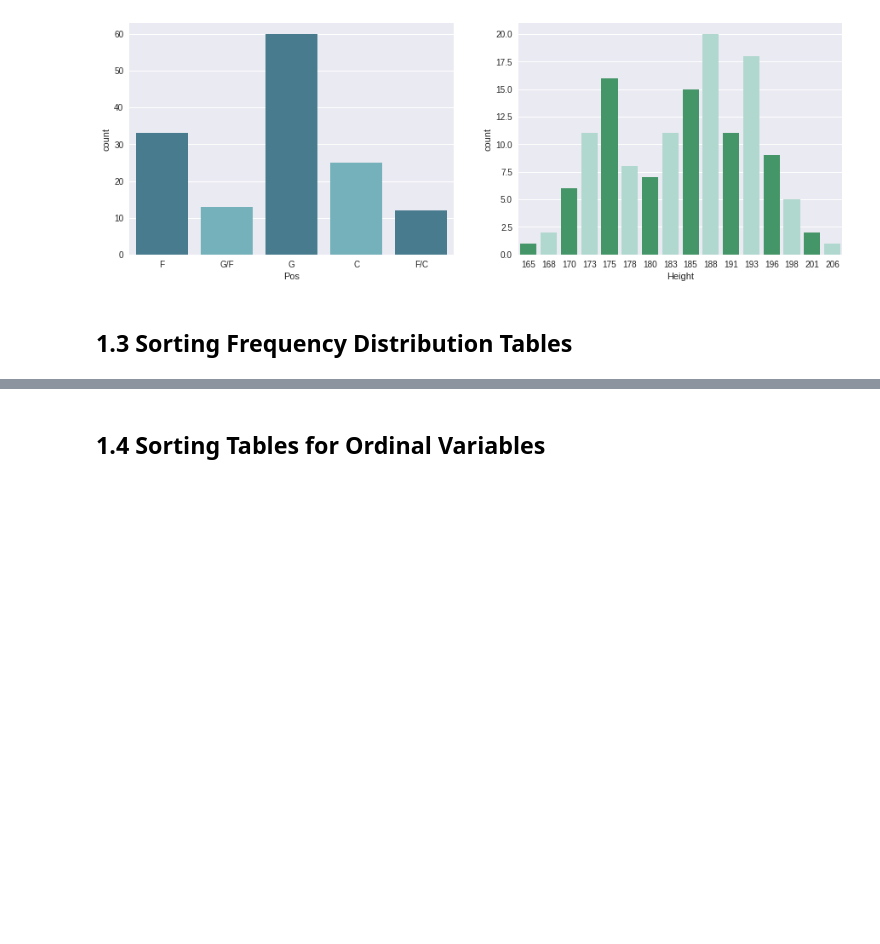
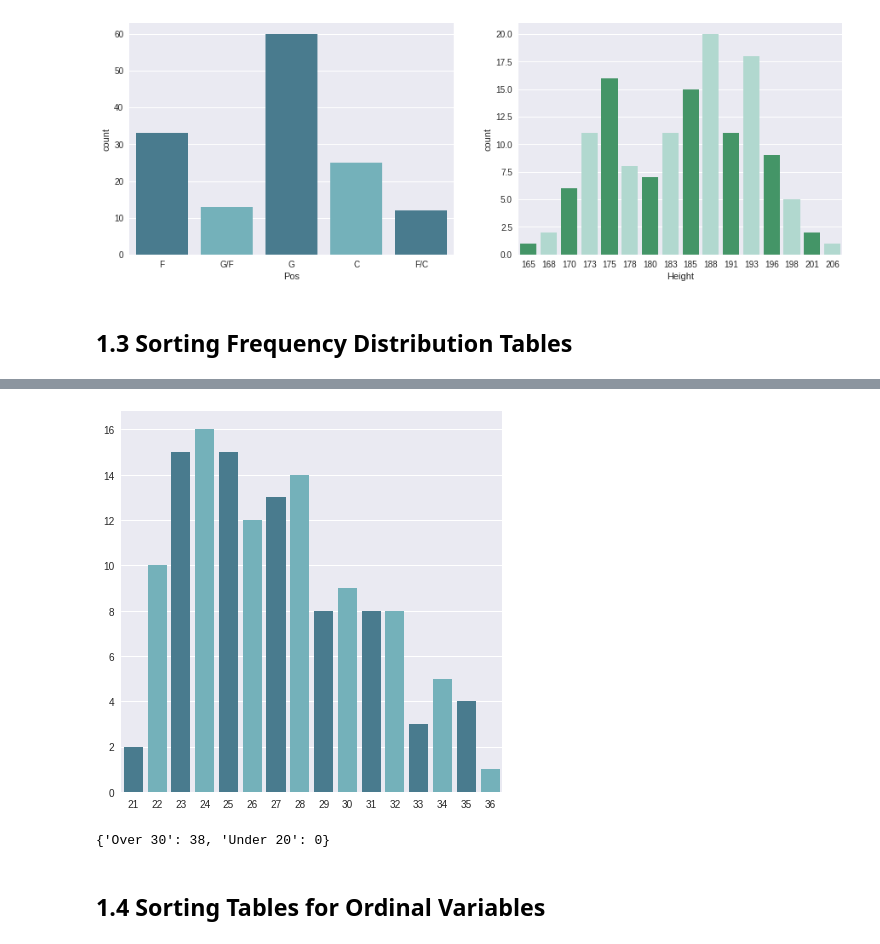
Before and after one commit to carvalheirafc/imd0033_2018_2, a Jupyter notebook: aula20/Lesson_20_Frequency_Distributions.ipynb, the cells around one changed output, grey strips where cells are left out. Cells and saved outputs as stored; diff of their text form; code cells hidden in the pictures; blank space fills up the shorter version.

```diff
--- a/aula20/Lesson_20_Frequency_Distributions.ipynb
+++ b/aula20/Lesson_20_Frequency_Distributions.ipynb
@@ -259,0 +241,3 @@ We can also sort the table by index in a descending order using **wnba['Height']
+# %%
+age_ascending = wnba['Age'].value_counts().sort_index(ascending=True)
+age_descending = wnba['Age'].value_counts().sort_index(ascending=False)
@@ -260,3 +262,29 @@ We can also sort the table by index in a descending order using **wnba['Height']
+# %%
+import matplotlib.pyplot as plt
+import seaborn as sns
+
+blue_seq = sns.color_palette('GnBu_d', 2)
+
+fig, axis = plt.subplots(figsize=(15, 7))
+plt.subplot(1, 2, 1)
+axis = sns.barplot(age_ascending.index, age_ascending.values, palette = blue_seq)
+# %% [output]
+[figure, added]
+# %%
+import matplotlib.pyplot as plt
+import seaborn as sns
+
+orange_red = sns.color_palette("OrRd", 3)
+
+age_under_20 = age_ascending[age_ascending.index <= 20]
+age_over_30 = age_ascending[age_ascending.index >= 30]
+
+ages_sum = {'Under 20': age_under_20.values.sum(),
+             'Over 30': age_over_30.values.sum()}
+
+ages_sum
+# %% [output]
+{'Over 30': 38, 'Under 20': 0}
 # %% [markdown]
 ## 1.4 Sorting Tables for Ordinal Variables
 # %% [markdown]
```
Also changed, not shown: parts of 3 cells of this notebook.
